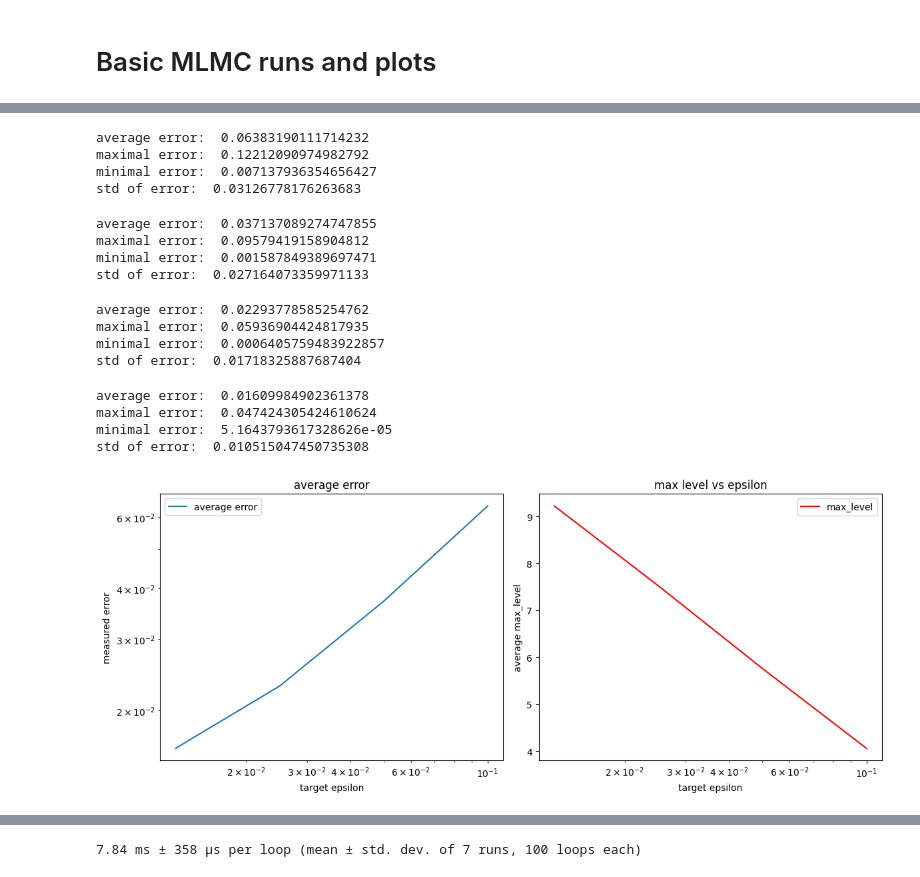
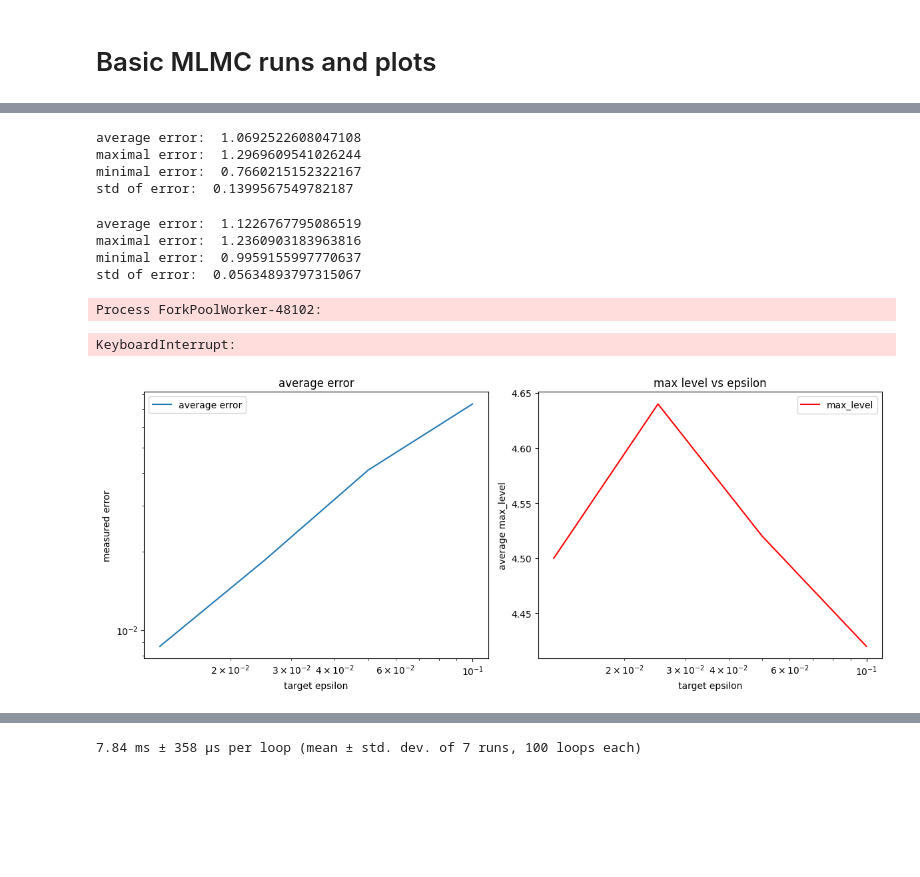
Before and after one commit to casparschucan/feynman-kac-python, a Jupyter notebook: src/experiments.ipynb, the cells around one changed output, grey strips where cells are left out. Saved outputs shown, nothing was run; the diff lists cells and outputs as text; code cells hidden in the pictures; blank space fills up the shorter version.

```diff
--- a/src/experiments.ipynb
+++ b/src/experiments.ipynb
@@ -9,15 +9,21 @@ def non_hom_test(x, y):
 
 
 def test_phi(x, y):
-    return np.sin(np.pi*x)*np.sin(np.pi*y)
+    return 10*np.sin(np.pi*x)*np.sin(np.pi*y)
 
 
 def test_bound(x, y):
-    return 0
+    return 0 #np.cos(np.pi*x)*np.cos(np.pi*y)
 
 
 def test_rhs(x, y):
     return np.pi**2 * (np.sin(np.pi * x)*np.sin(np.pi * y))
+
+def test_cos(x, y):
+    return 10*np.cos(np.pi*x)*np.cos(np.pi*y)
+
+def test_cos_rhs(x, y):
+    return 10*np.pi**2 * np.cos(np.pi*x)*np.cos(np.pi*y)
 # %%
 from mlmc import mlmc
 from tqdm.notebook import tqdm
@@ -30,8 +36,8 @@ def check_mlmc(N, epsilon, dt0, x=.5, y=.5):
     max_level = np.zeros(N)
     for i in tqdm(range(N)):
         expectation[i], cost[i], max_level[i], _ = mlmc(x, y,
-                                                     test_bound, test_rhs,
+                                                     test_cos, test_cos_rhs,
                                                      dt0, epsilon)
-        errs[i] =  abs(test_phi(x, y) - expectation[i])
+        errs[i] =  abs(test_cos(x, y) - expectation[i])
 
     return errs, cost, max_level
@@ -143,20 +82,37 @@ axes[1].legend()
 plt.tight_layout()  # Adjust spacing
 plt.show()
 # %% [output]
-average error:  0.06383190111714232
-maximal error:  0.12212090974982792
-minimal error:  0.007137936354656427
-std of error:  0.03126778176263683
+average error:  1.0692522608047108
+maximal error:  1.2969609541026244
+minimal error:  0.7660215152322167
+std of error:  0.1399567549782187
-average error:  0.037137089274747855
-maximal error:  0.09579419158904812
-minimal error:  0.001587849389697471
-std of error:  0.027164073359971133
+average error:  1.1226767795086519
+maximal error:  1.2360903183963816
+minimal error:  0.9959155997770637
+std of error:  0.05634893797315067
-average error:  0.02293778585254762
-maximal error:  0.05936904424817935
-minimal error:  0.0006405759483922857
-std of error:  0.01718325887687404
+Process ForkPoolWorker-48102:
-average error:  0.01609984902361378
-maximal error:  0.047424305424610624
-minimal error:  5.1643793617328626e-05
-std of error:  0.010515047450735308
+KeyboardInterrupt:
-[figure, removed]
+# %%
+# Create subplots with 1 row, 2 columns
+fig, axes = plt.subplots(1, 2, figsize=(12, 5))
+
+# Log-Log plot
+axes[0].loglog(epsilons, mean_errs, label="average error")
+axes[0].set_title("average error")
+axes[0].set_xlabel("target epsilon")
+axes[0].set_ylabel("measured error")
+axes[0].legend()
+
+# Linear plot
+axes[1].plot(epsilons, mean_levels, label="max_level", color="r")
+axes[1].set_title("max level vs epsilon")
+axes[1].set_xlabel("target epsilon")
+axes[1].set_ylabel("average max_level")
+axes[1].set_xscale("log")
+axes[1].legend()
+
+# Show plots
+plt.tight_layout()  # Adjust spacing
+plt.show()
+# %% [output]
+[figure, added]
```
Also changed, not shown: parts of 4 cells of this notebook.
